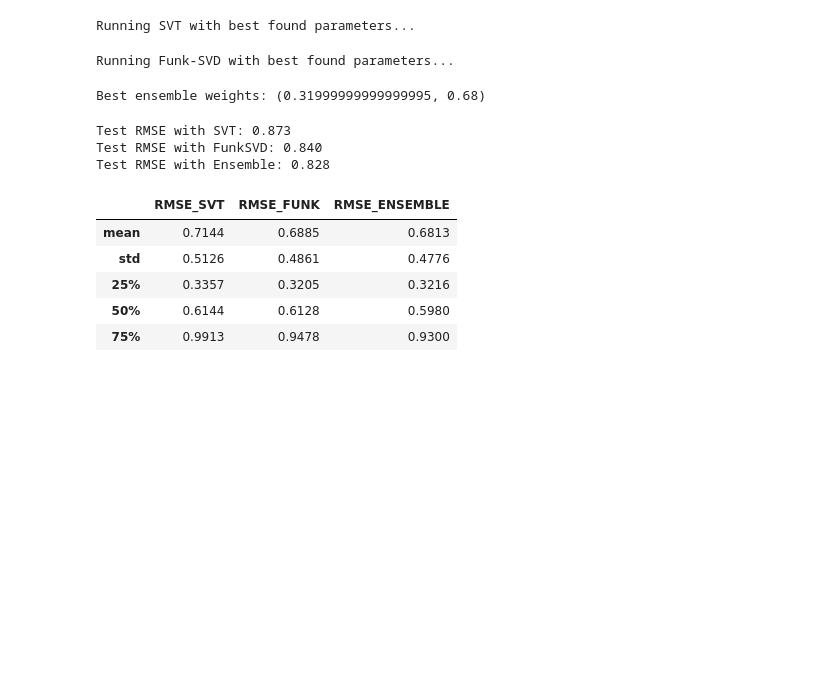
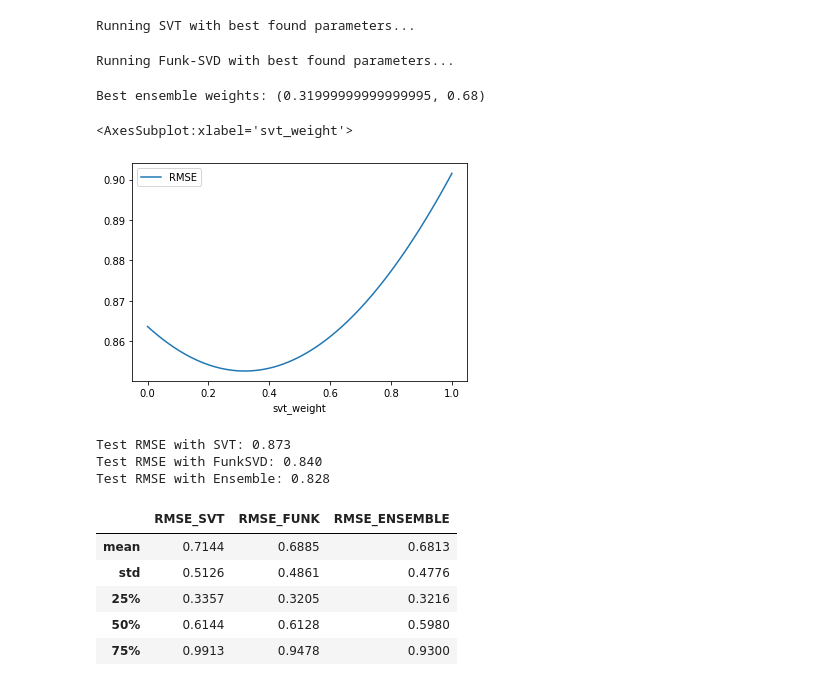
Before and after one commit to danielkorat/recommend, a Jupyter notebook: recommend.ipynb, the cells around one changed output. Drawn from its saved outputs; the diff is of its cells as text; code cells hidden in the pictures; blank space fills up the shorter version.

```diff
--- a/recommend.ipynb
+++ b/recommend.ipynb
@@ -682,22 +682,30 @@ Running Funk-SVD with best found parameters...
 # %%
 params = [(1-x, x) for x in [0.01*i for i in range(101)]]
 validation_true = validation_df['Rating'].values.ravel()
 
 best_score = float('inf')
 best_weight=None
 best_ensemble = None
+scores = []
+svt_weights= []
 for weight in params:
     ensemble = Ensemble(models=[model1, model2], weights=weight)
     ensemble_validation_pred = np.array(ensemble.predict(validation_df)).ravel()
     score = rmse(ensemble_validation_pred,validation_true)
+    scores.append(score)
+    svt_weights.append(weight[0])
     if score < best_score:
         best_score = score
         best_weight = weight
         best_ensemble = ensemble
 
 print(f"Best ensemble weights: {best_weight}")
+df = pd.DataFrame({'svt_weight':svt_weights, 'RMSE':scores})
+df.plot(x='svt_weight', y='RMSE')
 # %% [output]
 Best ensemble weights: (0.31999999999999995, 0.68)
+<AxesSubplot:xlabel='svt_weight'>
+[figure, added]
 # %%
 model1_test_pred = model1.predict(test_df)
 model2_test_pred = model2.predict(test_df)
```
